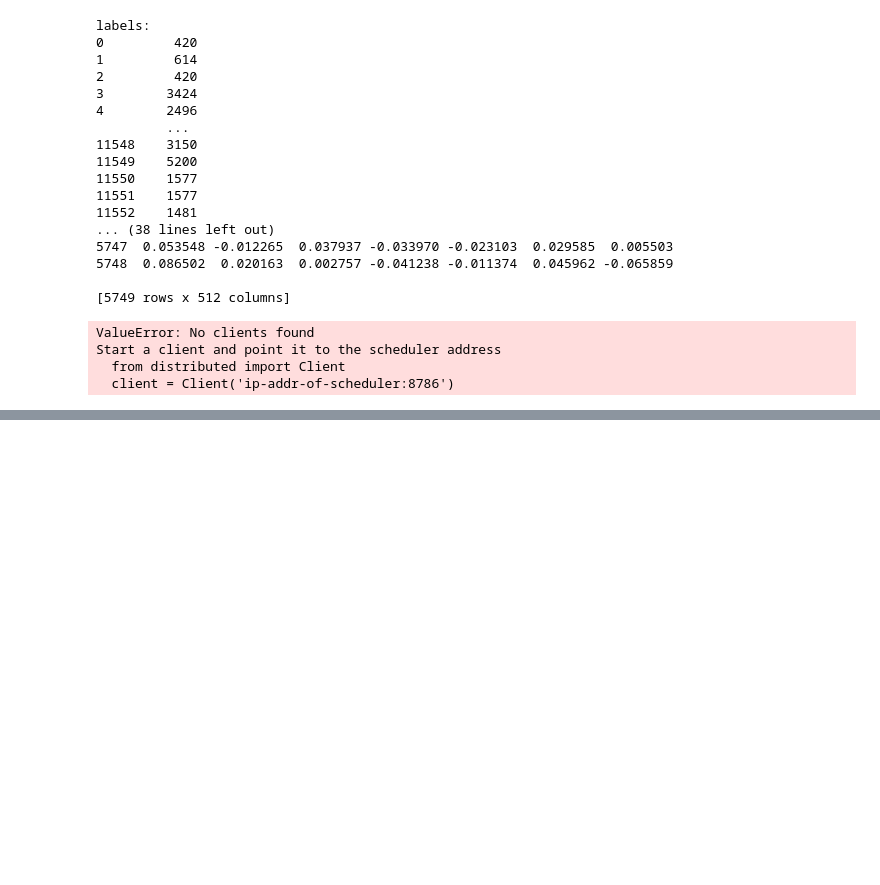
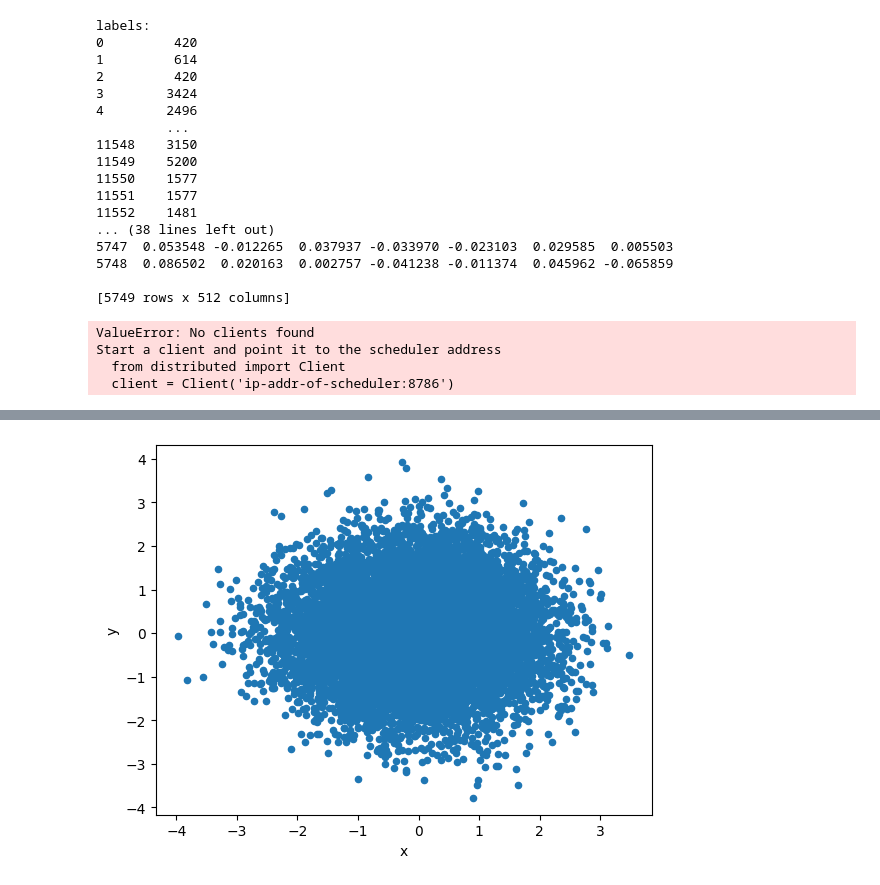
Before and after one commit to jchavez3019/ECE549FinalProject, a Jupyter notebook: JupyterNotebooks/testing_mcnn.ipynb, the cells around one changed output, grey strips where cells are left out. Drawn from its saved outputs; the diff is of its cells as text; code cells hidden in the pictures; blank space fills up the shorter version.

```diff
--- a/JupyterNotebooks/testing_mcnn.ipynb
+++ b/JupyterNotebooks/testing_mcnn.ipynb
@@ -611,0 +602,14 @@ print(acc_test)
+# %%
+import pandas as pd
+from matplotlib import pyplot as plt
+from numpy import load
+data = load('lfw-deepfunneled-pca-embeddings-50.npz')
+embeddings = data['arr_0']
+
+df2d = pd.DataFrame(embeddings[:,:2], columns=list('xy'))
+
+# Plot Data Visualization (Matplotlib)
+df2d.plot(kind='scatter', x='x', y='y')
+plt.show()
+# %% [output]
+[figure, added]
```
Also changed, not shown: parts of 4 cells of this notebook, 7 other files.
